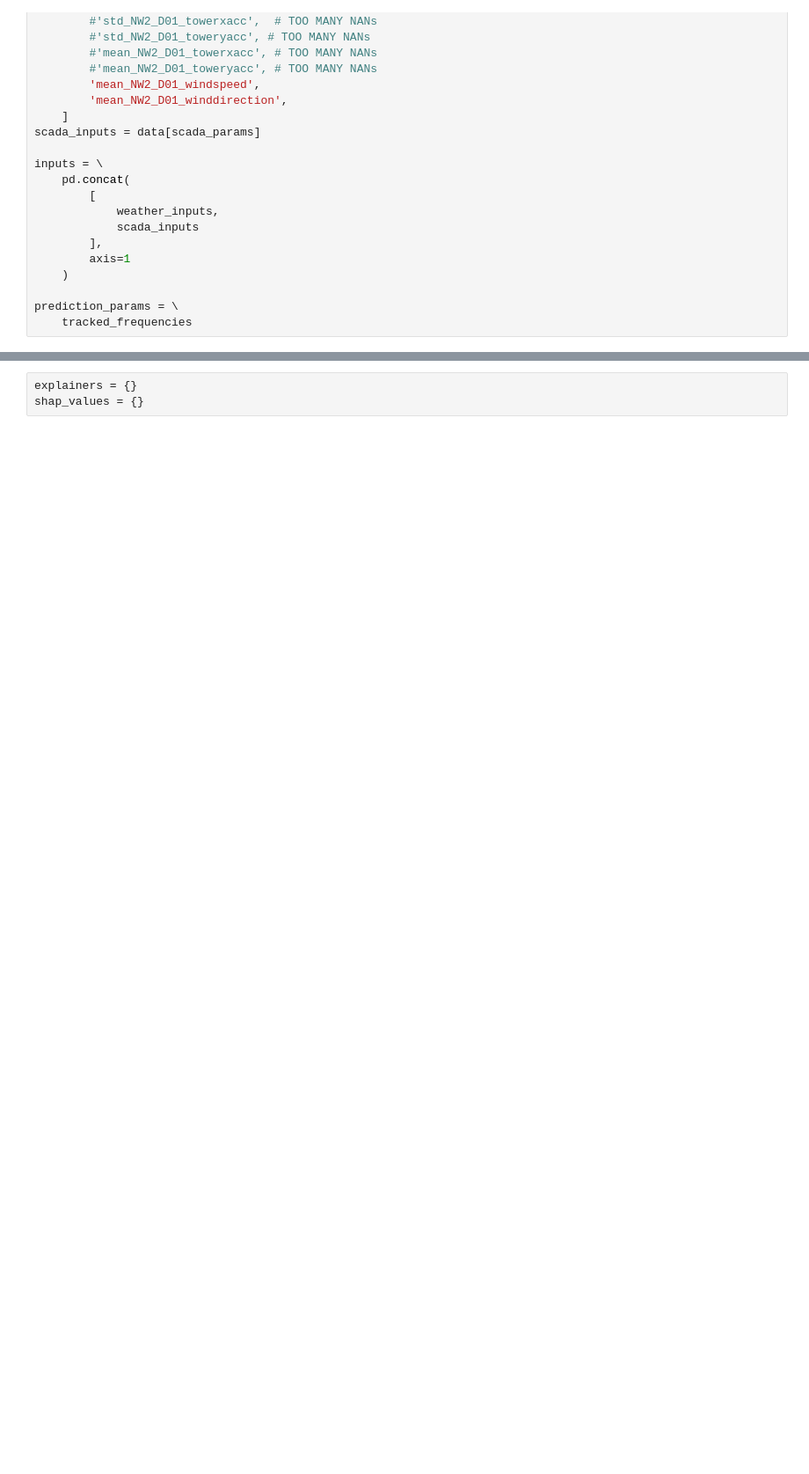
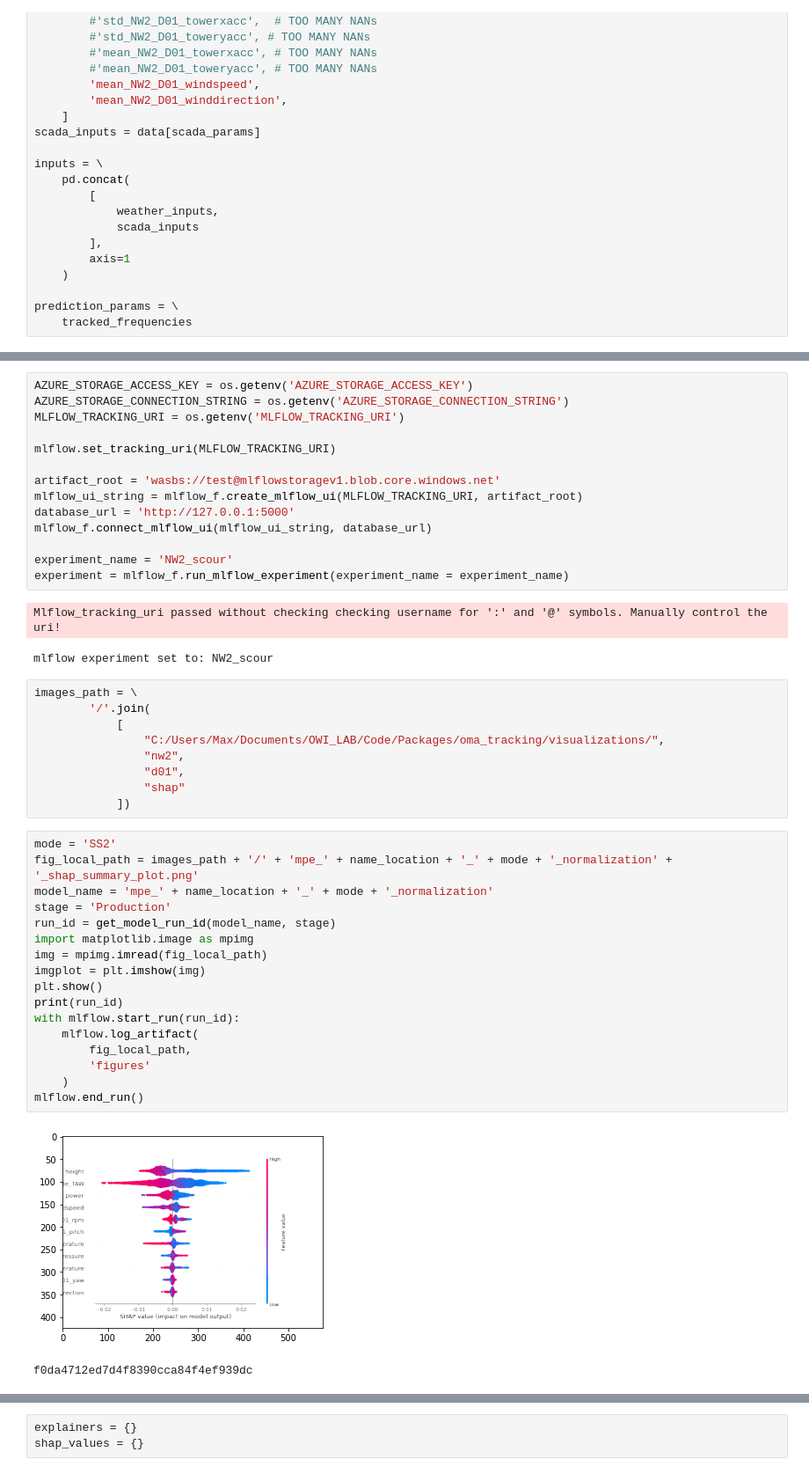
Before and after one commit to WEILMAX/oma_tracking, a Jupyter notebook: notebooks/shap/nw2_d01_shap.ipynb, the cells around one changed output, grey strips where cells are left out. Shown at 88% size. Saved outputs shown, nothing was run; the diff lists cells and outputs as text; blank space fills up the shorter version.

```diff
--- a/notebooks/shap/nw2_d01_shap.ipynb
+++ b/notebooks/shap/nw2_d01_shap.ipynb
@@ -74,0 +123,46 @@ prediction_params = \
+# %%
+AZURE_STORAGE_ACCESS_KEY = os.getenv('AZURE_STORAGE_ACCESS_KEY')
+AZURE_STORAGE_CONNECTION_STRING = os.getenv('AZURE_STORAGE_CONNECTION_STRING')
+MLFLOW_TRACKING_URI = os.getenv('MLFLOW_TRACKING_URI')
+
+mlflow.set_tracking_uri(MLFLOW_TRACKING_URI)
+
+artifact_root = 'wasbs://test@mlflowstoragev1.blob.core.windows.net'
+mlflow_ui_string = mlflow_f.create_mlflow_ui(MLFLOW_TRACKING_URI, artifact_root)
+database_url = 'http://127.0.0.1:5000'
+mlflow_f.connect_mlflow_ui(mlflow_ui_string, database_url)
+
+experiment_name = 'NW2_scour'
+experiment = mlflow_f.run_mlflow_experiment(experiment_name = experiment_name)
+# %% [output]
+Mlflow_tracking_uri passed without checking checking username for ':' and '@' symbols. Manually control the uri!
+mlflow experiment set to: NW2_scour
+# %%
+images_path = \
+        '/'.join(
+            [
+                "C:/Users/Max/Documents/OWI_LAB/Code/Packages/oma_tracking/visualizations/",
+                "nw2",
+                "d01",
+                "shap"
+            ])
+# %%
+mode = 'SS2'
+fig_local_path = images_path + '/' + 'mpe_' + name_location + '_' + mode + '_normalization' +  '_shap_summary_plot.png'
+model_name = 'mpe_' + name_location + '_' + mode + '_normalization'
+stage = 'Production'
+run_id = get_model_run_id(model_name, stage)
+import matplotlib.image as mpimg
+img = mpimg.imread(fig_local_path)
+imgplot = plt.imshow(img)
+plt.show()
+print(run_id)
+with mlflow.start_run(run_id):
+    mlflow.log_artifact(
+        fig_local_path,
+        'figures'
+    )
+mlflow.end_run()
+# %% [output]
+[figure, added]
+f0da4712ed7d4f8390cca84f4ef939dc
```
Also changed, not shown: parts of 12 cells of this notebook, 7 other files.
